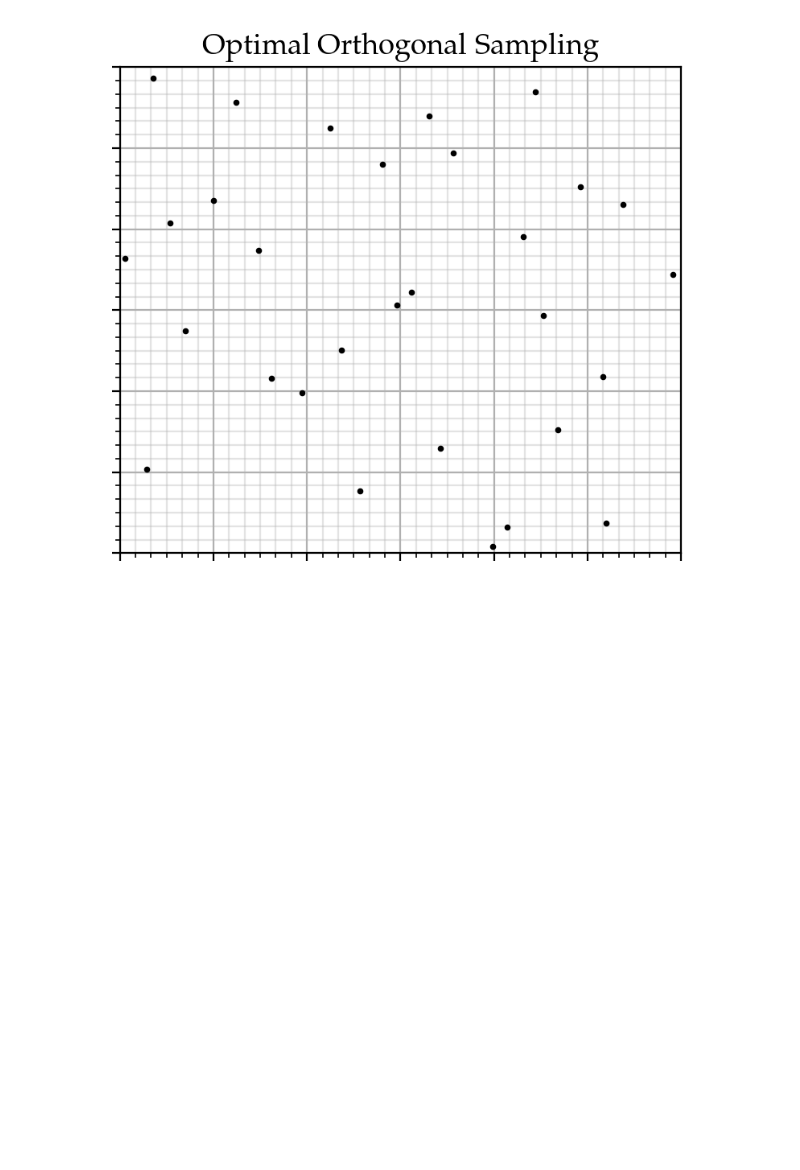
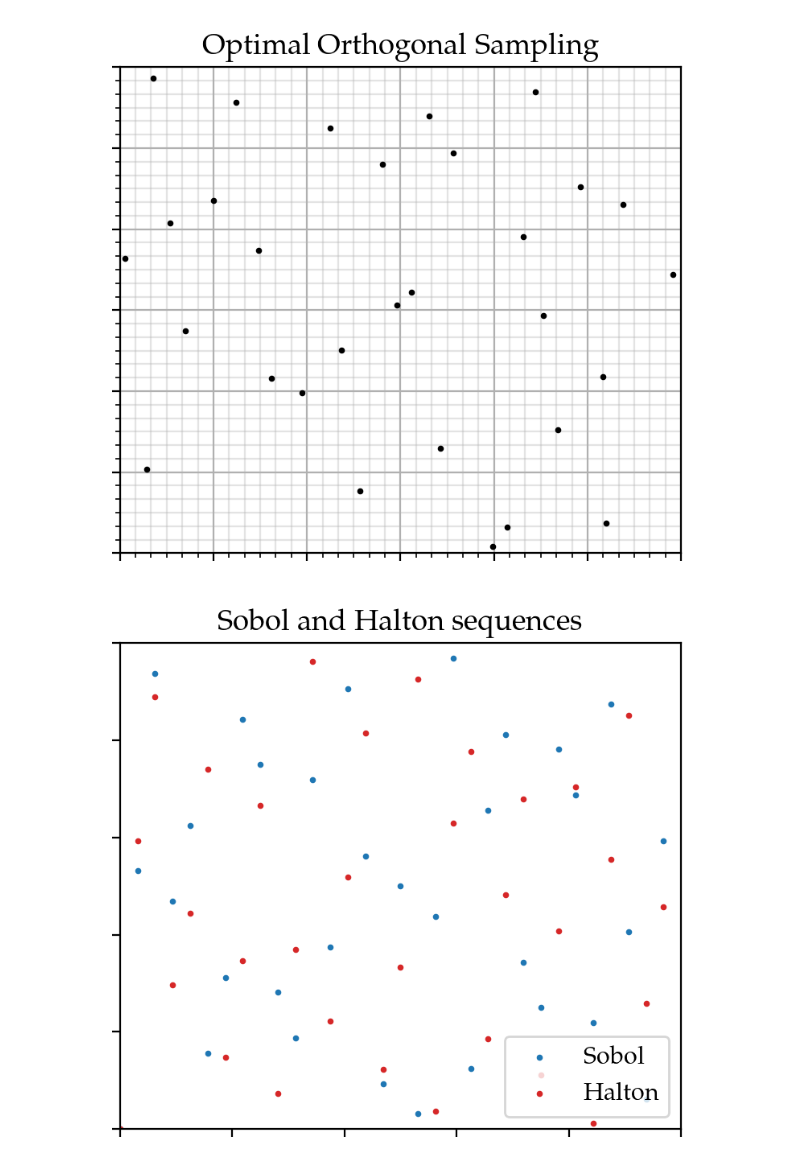
Before and after one commit to soudy/stoch-simulation-assignment1, a Jupyter notebook: notebooks/RNG visualizations.ipynb, the cells around one changed output. Saved outputs shown, nothing was run; the diff lists cells and outputs as text; code cells hidden in the pictures; blank space fills up the shorter version.

Commit message:
Sobol and Halton sequence visualization

```diff
--- a/notebooks/RNG visualizations.ipynb
+++ b/notebooks/RNG visualizations.ipynb
@@ -164,3 +164,30 @@ plt.show()
 # %% [output]
 distance metric: 906239.6985519787
 [figure]
+# %%
+from scipy.stats import qmc
+
+sobol_sampler = qmc.Sobol(d=2, scramble=False)
+sobol_samples = sobol_sampler.random_base2(5) # log2(32)
+sobol_x, sobol_y = sobol_samples.T
+
+halton_sampler = qmc.Halton(d=2, scramble=False)
+halton_samples = halton_sampler.random(32)
+halton_x, halton_y = halton_samples.T
+
+fig, ax = plt.subplots(figsize=(4.5, 4))
+
+ax.set_xticklabels([])
+ax.set_yticklabels([])
+
+ax.scatter(sobol_x, sobol_y, color="tab:blue", s=3, zorder=2, label="Sobol")
+ax.scatter(halton_x, halton_y, color="tab:red", s=3, zorder=2, label="Halton")
+
+ax.set_title("Sobol and Halton sequences")
+ax.set_xlim(0, 1)
+ax.set_ylim(0, 1)
+plt.legend()
+plt.savefig('figures/sobol_halton_sequences.pdf', bbox_inches='tight')
+plt.show()
+# %% [output]
+[figure, added]
```
Also changed, not shown: parts of 1 cell of this notebook, 1 other file.
